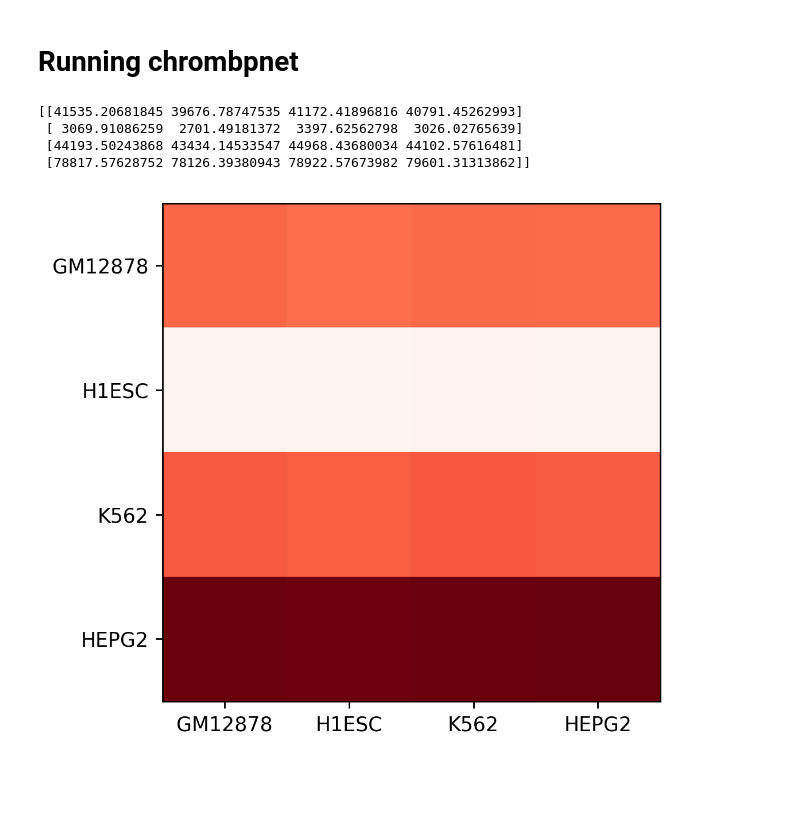
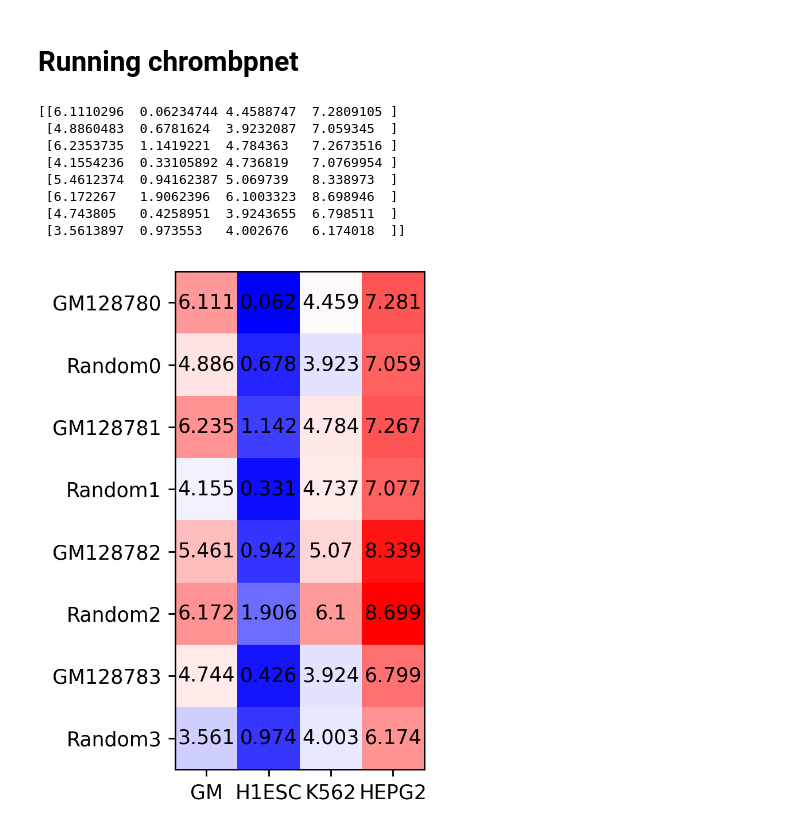
Before and after one commit to pinellolab/DNA-Diffusion, a Jupyter notebook: notebooks/experiments/chrombpnet-heatmap.ipynb, the cells around one changed output. Cells and saved outputs as stored; diff of their text form; code cells hidden in the pictures; blank space fills up the shorter version.

Commit message:
modified heatmap

```diff
--- a/notebooks/experiments/chrombpnet-heatmap.ipynb
+++ b/notebooks/experiments/chrombpnet-heatmap.ipynb
@@ -24,4 +32,4 @@ df = pd.read_csv('/content/processed_data_removed.txt')
 # %%
 !pip install ucsc_genomes_downloader
 from ucsc_genomes_downloader import Genome
-hg19 = Genome(assembly="hg19")
+hg38 = Genome(assembly="hg38")
@@ -103,39 +115,42 @@ def plot_chrom_accessibility(k562_output, gm12878_output, hepg2_output, h1esc_ou
 # %%
-heatmap = np.zeros((4, 4))
+heatmap = []
+labels = []
 
 for row_num, row in tqdm(df.iterrows(), total=df.shape[0]):
     curr_seq = row['Full_Sequence']
     if type(curr_seq) != str or 'N' in curr_seq: continue
     curr_seq = preprocess_sequence(curr_seq)
-    cell_type = -1
-    if round(row['GM12878_ENCLB441ZZZ']) == 1: cell_type = 0
-    elif round(row['hESCT0_ENCLB449ZZZ']) == 1: cell_type = 1
-    elif round(row['K562_ENCLB843GMH']) == 1: cell_type = 2
-    else: cell_type = 3
-    cell_type = int(cell_type)
-    gm12878_output = float(sum(gm12878_bpnet(curr_seq)[0][0, 453:547]))/95
-    h1esc_output = float(sum(h1esc_bpnet(curr_seq)[0][0, 453:547]))/95
-    k562_output = float(sum(k562_bpnet(curr_seq)[0][0, 453:547]))/95
-    hepg2_output = float(sum(hepg2_bpnet(curr_seq)[0][0, 453:547]))/95
-    heatmap[0][cell_type] += gm12878_output
-    heatmap[1][cell_type] += h1esc_output
-    heatmap[2][cell_type] += k562_output
-    heatmap[3][cell_type] += hepg2_output
+    cell_type = row['TAG'][:row['TAG'].index('_')]
+    for a, seq in enumerate([curr_seq, preprocess_sequence(row['Shuffled_Sequence'])]):
+        gm12878_output = np.mean(gm12878_bpnet(seq)[0][0, 453:547])
+        h1esc_output = np.mean(h1esc_bpnet(seq)[0][0, 453:547])
+        k562_output = np.mean(k562_bpnet(seq)[0][0, 453:547])
+        hepg2_output = np.mean(hepg2_bpnet(seq)[0][0, 453:547])
+        heatmap.append([gm12878_output, h1esc_output, k562_output, hepg2_output])
+        if a == 0: labels.append(cell_type + str(row_num))
+        else: labels.append('Random' + str(row_num))
+
+heatmap = np.array(heatmap)
+# %% [output]
+[[6.1110296  0.06234744 4.4588747  7.2809105 ]
+ [4.8860483  0.6781624  3.9232087  7.059345  ]
+ [6.2353735  1.1419221  4.784363   7.2673516 ]
+ [4.1554236  0.33105892 4.736819   7.0769954 ]
+ [5.4612374  0.94162387 5.069739   8.338973  ]
+ [6.172267   1.9062396  6.1003323  8.698946  ]
+ [4.743805   0.4258951  3.9243655  6.798511  ]
+ [3.5613897  0.973553   4.002676   6.174018  ]]
-# %%
-print(heatmap)
-# %% [output]
-[[41535.20681845 39676.78747535 41172.41896816 40791.45262993]
- [ 3069.91086259  2701.49181372  3397.62562798  3026.02765639]
- [44193.50243868 43434.14533547 44968.43680034 44102.57616481]
- [78817.57628752 78126.39380943 78922.57673982 79601.31313862]]
 # %%
-cell_type = ["GM12878", "H1ESC", "K562", "HEPG2"]
+cell_type = ["GM", "H1ESC", "K562", "HEPG2"]
+fig, ax = plt.subplots()
+im = ax.imshow(heatmap, cmap=mpl.colormaps['bwr'])
+ax.set_xticks(np.arange(len(cell_type)), labels=cell_type)
+ax.set_yticks(np.arange(len(labels)), labels=labels)
 
-fig, ax = plt.subplots()
-im = ax.imshow(heatmap, cmap=mpl.colormaps['Reds'])
-ax.set_xticks(np.arange(len(cell_type)), labels=cell_type)
-ax.set_yticks(np.arange(len(cell_type)), labels=cell_type)
+for i in range(len(labels)):
+    for j in range(len(cell_type)):
+        text = ax.text(j, i, round(heatmap[i, j], 3), ha="center", va="center", color="black")
 fig.tight_layout()
 plt.show()
 # %% [output]
-[figure, old version]
+[figure, new version]
```
Also changed, not shown: parts of 6 cells of this notebook.
